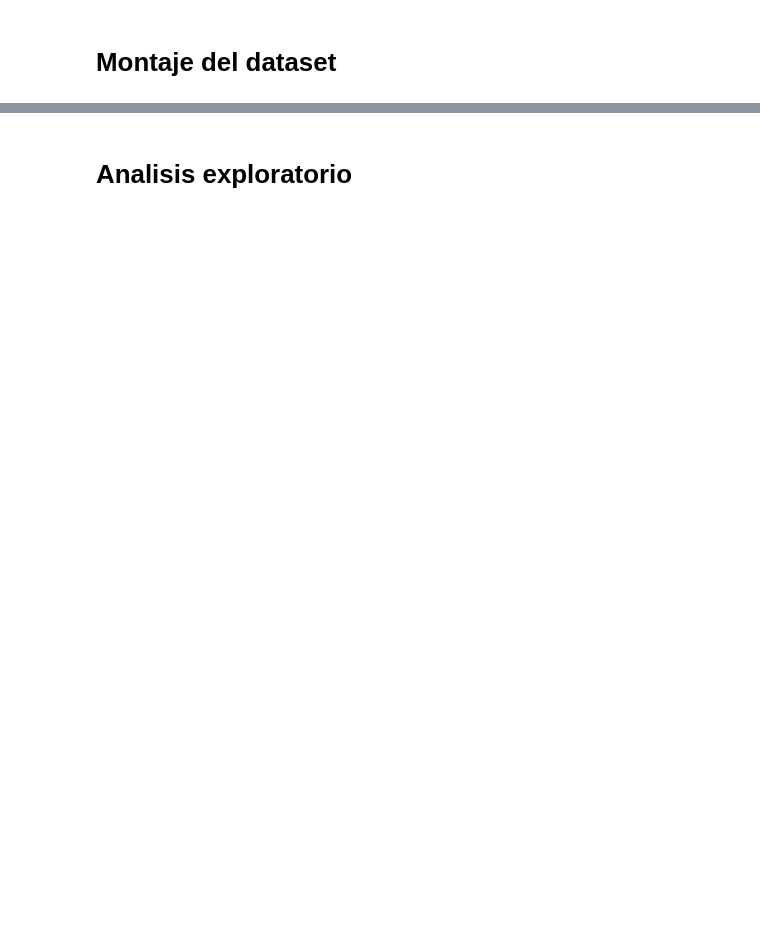
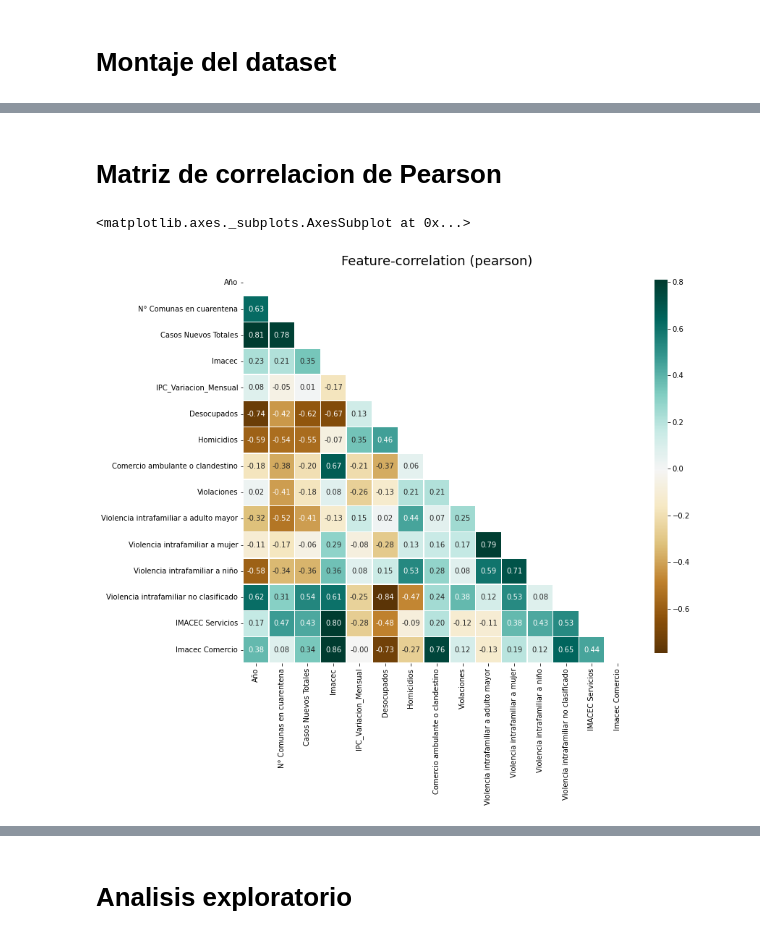
Before and after one commit to alejandromunizsiques/Ejercicios-Coding-Dojo, a Jupyter notebook: Estudio_Covid.ipynb, the cells around one changed output, grey strips where cells are left out. Cells and saved outputs as stored; diff of their text form; code cells hidden in the pictures; blank space fills up the shorter version.

```diff
--- a/Estudio_Covid.ipynb
+++ b/Estudio_Covid.ipynb
@@ -59,0 +79,7 @@ df
+# %% [markdown]
+# Matriz de correlacion de Pearson
+# %%
+klib.corr_plot(df)
+# %% [output]
+<matplotlib.axes._subplots.AxesSubplot at 0x...>
+[figure, added]
```
Also changed, not shown: parts of 41 cells of this notebook.
